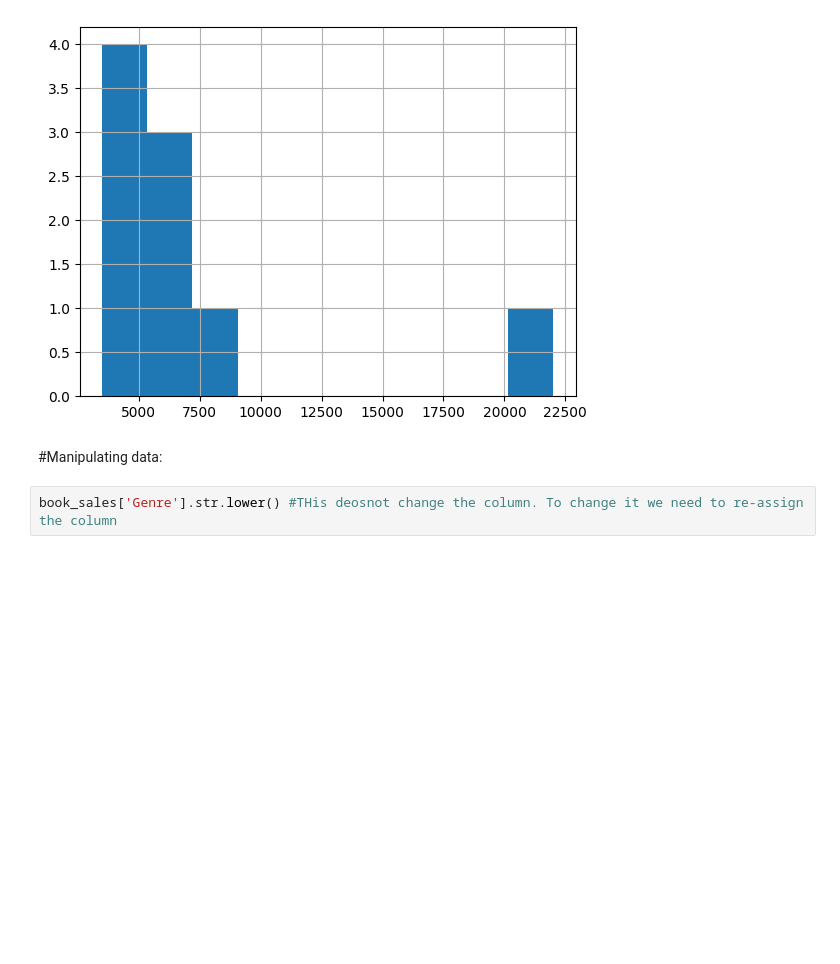
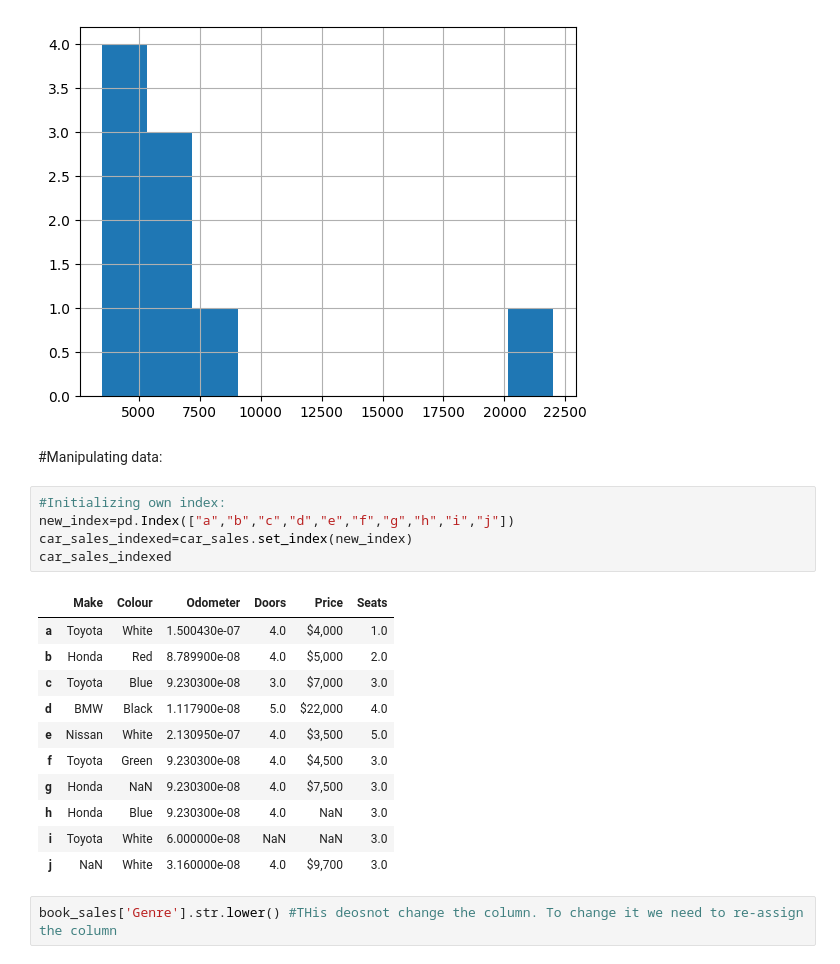
Before and after one commit to KhatiwadaPrajwal056/Data-Science-Libraries-, a Jupyter notebook: pandas.ipynb, the cells around one changed output. Saved outputs shown, nothing was run; the diff lists cells and outputs as text; blank space fills up the shorter version.

```diff
--- a/pandas.ipynb
+++ b/pandas.ipynb
@@ -459,6 +459,23 @@ book_sales['Price'].hist()
 [figure]
 # %% [markdown]
 #Manipulating data:
+# %%
+#Initializing own index:
+new_index=pd.Index(["a","b","c","d","e","f","g","h","i","j"])
+car_sales_indexed=car_sales.set_index(new_index)
+car_sales_indexed
+# %% [output]
+|  | Make | Colour | Odometer | Doors | Price | Seats |
+| a | Toyota | White | 1.500430e-07 | 4.0 | $4,000 | 1.0 |
+| b | Honda | Red | 8.789900e-08 | 4.0 | $5,000 | 2.0 |
+| c | Toyota | Blue | 9.230300e-08 | 3.0 | $7,000 | 3.0 |
+| d | BMW | Black | 1.117900e-08 | 5.0 | $22,000 | 4.0 |
+| e | Nissan | White | 2.130950e-07 | 4.0 | $3,500 | 5.0 |
+| f | Toyota | Green | 9.230300e-08 | 4.0 | $4,500 | 3.0 |
+| g | Honda | NaN | 9.230300e-08 | 4.0 | $7,500 | 3.0 |
+| h | Honda | Blue | 9.230300e-08 | 4.0 | NaN | 3.0 |
+| i | Toyota | White | 6.000000e-08 | NaN | NaN | 3.0 |
+| j | NaN | White | 3.160000e-08 | 4.0 | $9,700 | 3.0 |
 # %%
 book_sales['Genre'].str.lower() #THis deosnot change the column. To change it we need to re-assign the column
 # %% [output]
```
Also changed, not shown: parts of 19 cells of this notebook.
